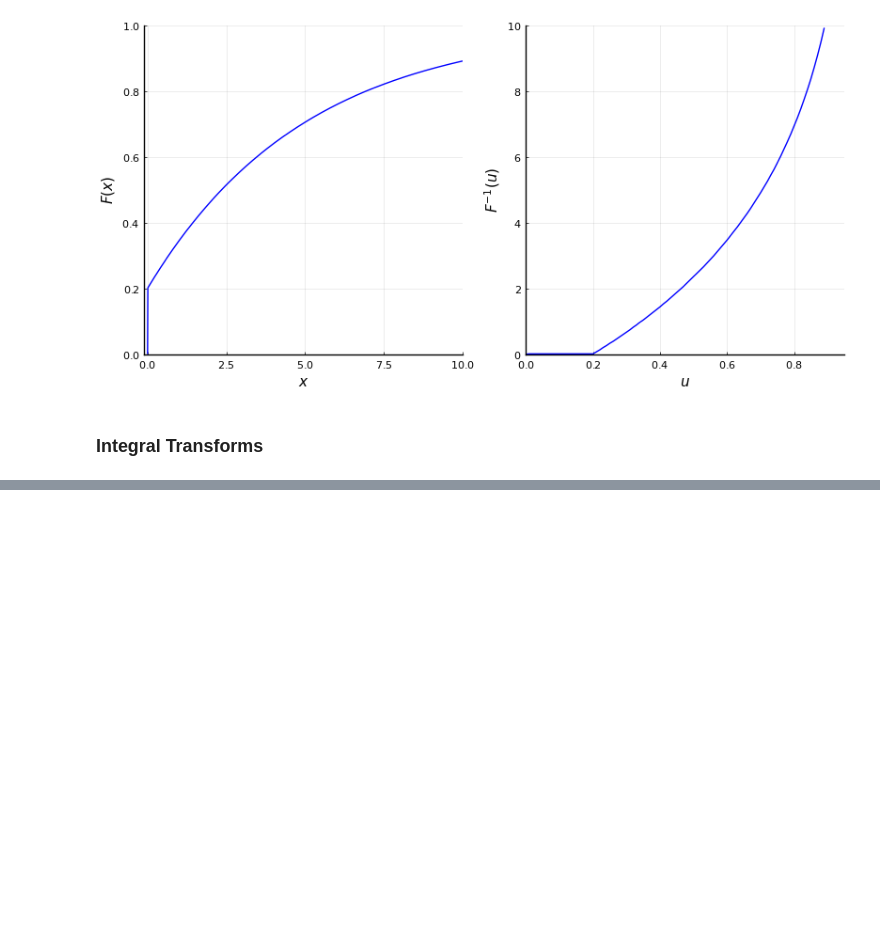
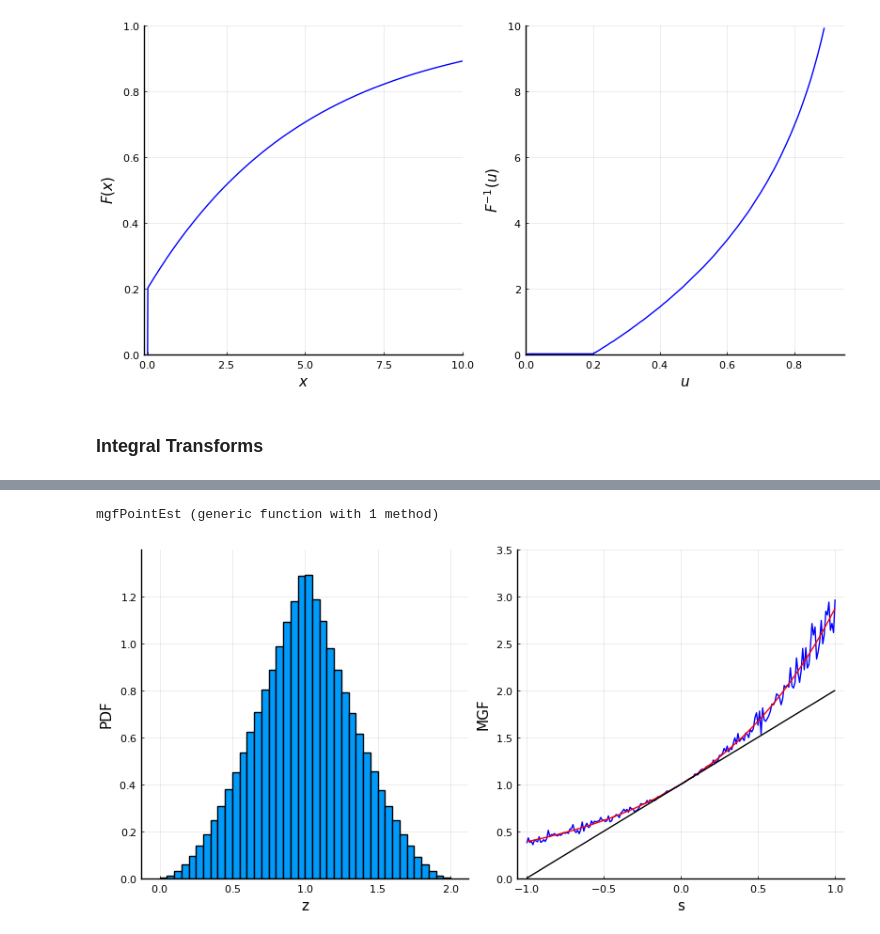
Before and after one commit to shizidushu/statistics-with-julia-coding-notebook, a Jupyter notebook: 3-probability-distributions.ipynb, the cells around one changed output, grey strips where cells are left out. Cells and saved outputs as stored; diff of their text form; code cells hidden in the pictures; blank space fills up the shorter version.

Commit message:
functions describing distributions

```diff
--- a/3-probability-distributions.ipynb
+++ b/3-probability-distributions.ipynb
@@ -192,0 +198,9 @@ plot(p1, p2, legend=:none, size=(800, 400))
+# %%
+# Listing 3.7: A sum of two triangular random variables
+
+dist1 = TriangularDist(0, 1, 1)
+dist2 = TriangularDist(0, 1, 0)
+N=10^6
+
+data1, data2 = rand(dist1, N), rand(dist2, N)
+dataSum = data1 + data2
@@ -192,0 +225,17 @@ plot(p1, p2, legend=:none, size=(800, 400))
+# %%
+mgf(s) = 4(1+(s-1)*MathConstants.e^s)*(MathConstants.e^s-1-s)/s^4
+mgfPointEst(s) = mean([MathConstants.e^(s*z) for z in rand(dist1, 20) + rand(dist2, 20)])
+# %% [output]
+mgfPointEst (generic function with 1 method)
+# %%
+p1 = histogram(dataSum, bins=80, normed=:true, ylims=(0,1.4), xlabel="z", ylabel="PDF")
+
+sGrid = -1:0.01:1
+p2 = plot(sGrid, mgfPointEst.(sGrid), c=:blue, ylims=(0,3.5))
+p2 = plot!(sGrid, mgf.(sGrid), c=:red)
+p2 = plot!( [minimum(sGrid),maximum(sGrid)],[minimum(sGrid),maximum(sGrid)].+1,
+c=:black, xlabel="s", ylabel="MGF")
+
+plot(p1, p2, legend=:none, size=(800, 400))
+# %% [output]
+[figure, added]
```
Also changed, not shown: parts of 4 cells of this notebook.
